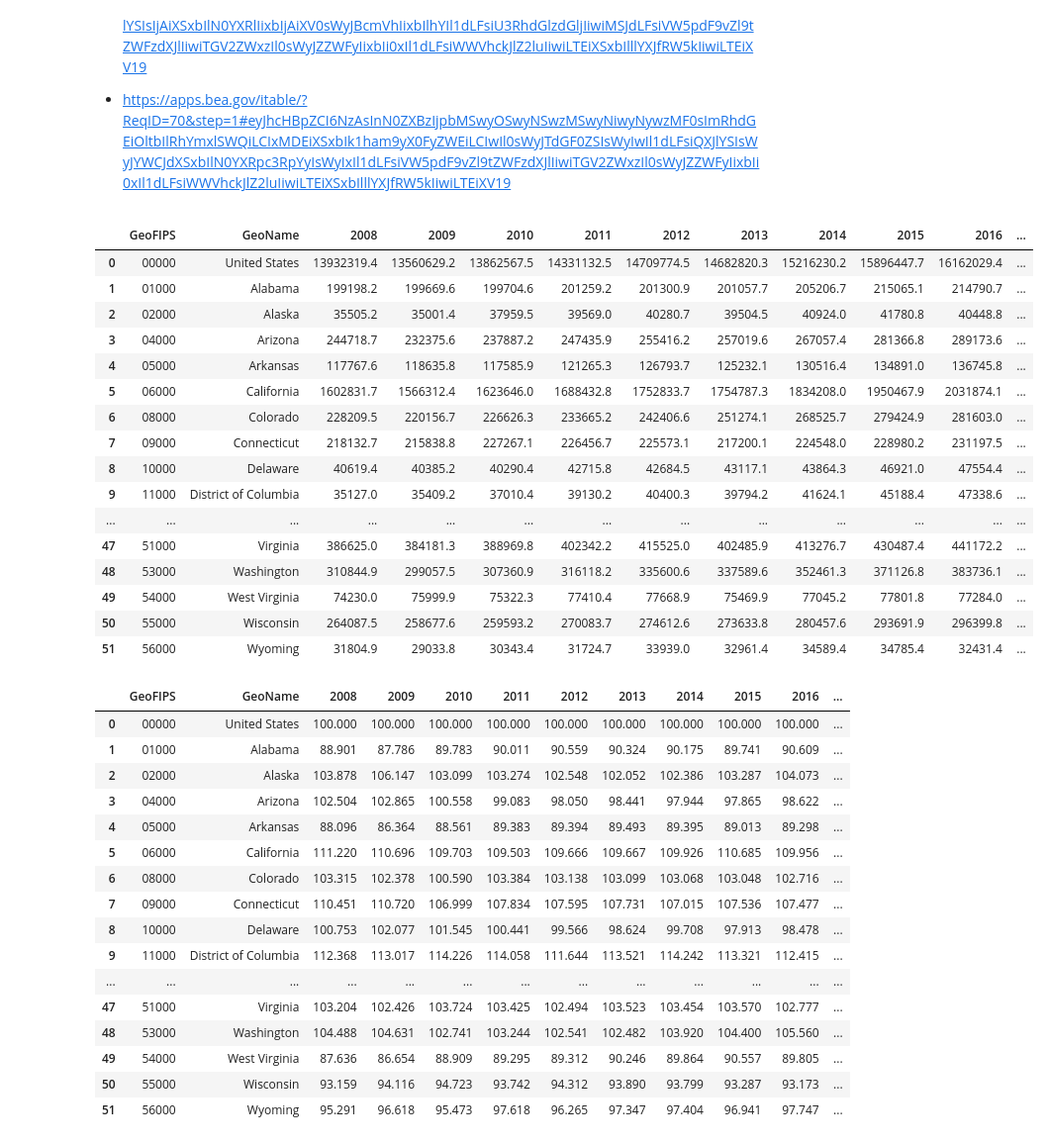
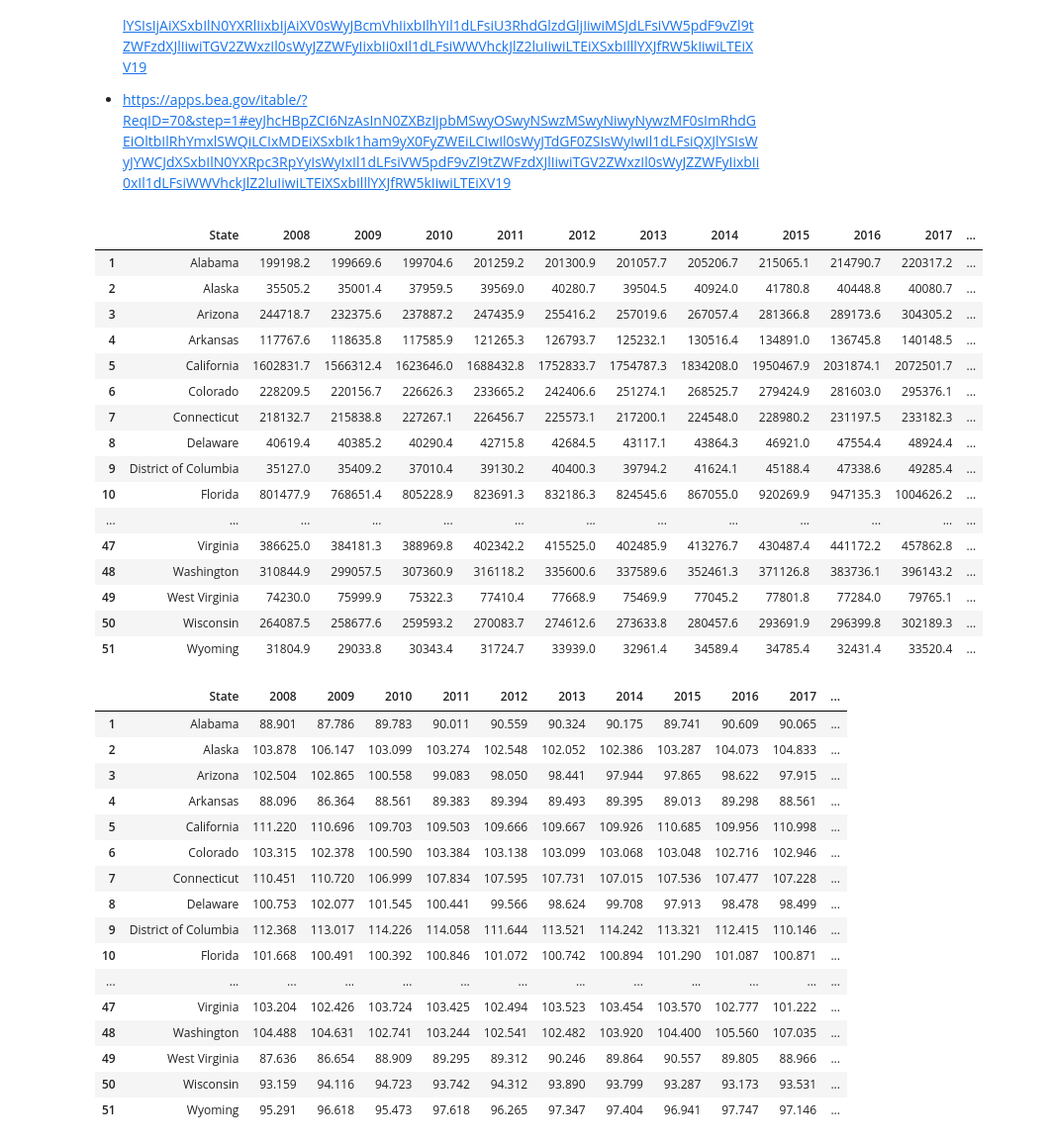
Before and after one commit to sanjur0211/Inflators, a Jupyter notebook: Project3.ipynb, the cells around one changed output. Shown at 99% size. Cells and saved outputs as stored; diff of their text form; code cells hidden in the pictures.

Commit message:
Cleaned and merged state level data sets

```diff
--- a/Project3.ipynb
+++ b/Project3.ipynb
@@ -257,44 +257,48 @@ Specifically, for part 3, we plan on investigating our other two research questi
 # %%
 state_income = pandas.read_csv("data/state_real_income.csv", skiprows=3)
-state_income = state_income.iloc[:52, :]
+state_income = state_income.iloc[1:52, :]
+state_income = state_income.drop(columns=['GeoFIPS']).rename(columns={'GeoName': 'State'})
+
 state_income
 # %% [output]
-|  | GeoFIPS | GeoName | 2008 | 2009 | 2010 | 2011 | 2012 | 2013 | 2014 | 2015 | 2016 | ... |
-| 0 | 00000 | United States | 13932319.4 | 13560629.2 | 13862567.5 | 14331132.5 | 14709774.5 | 14682820.3 | 15216230.2 | 15896447.7 | 16162029.4 | ... |
-| 1 | 01000 | Alabama | 199198.2 | 199669.6 | 199704.6 | 201259.2 | 201300.9 | 201057.7 | 205206.7 | 215065.1 | 214790.7 | ... |
-| 2 | 02000 | Alaska | 35505.2 | 35001.4 | 37959.5 | 39569.0 | 40280.7 | 39504.5 | 40924.0 | 41780.8 | 40448.8 | ... |
-| 3 | 04000 | Arizona | 244718.7 | 232375.6 | 237887.2 | 247435.9 | 255416.2 | 257019.6 | 267057.4 | 281366.8 | 289173.6 | ... |
-| 4 | 05000 | Arkansas | 117767.6 | 118635.8 | 117585.9 | 121265.3 | 126793.7 | 125232.1 | 130516.4 | 134891.0 | 136745.8 | ... |
-| 5 | 06000 | California | 1602831.7 | 1566312.4 | 1623646.0 | 1688432.8 | 1752833.7 | 1754787.3 | 1834208.0 | 1950467.9 | 2031874.1 | ... |
-| 6 | 08000 | Colorado | 228209.5 | 220156.7 | 226626.3 | 233665.2 | 242406.6 | 251274.1 | 268525.7 | 279424.9 | 281603.0 | ... |
-| 7 | 09000 | Connecticut | 218132.7 | 215838.8 | 227267.1 | 226456.7 | 225573.1 | 217200.1 | 224548.0 | 228980.2 | 231197.5 | ... |
-| 8 | 10000 | Delaware | 40619.4 | 40385.2 | 40290.4 | 42715.8 | 42684.5 | 43117.1 | 43864.3 | 46921.0 | 47554.4 | ... |
-| 9 | 11000 | District of Columbia | 35127.0 | 35409.2 | 37010.4 | 39130.2 | 40400.3 | 39794.2 | 41624.1 | 45188.4 | 47338.6 | ... |
+|  | State | 2008 | 2009 | 2010 | 2011 | 2012 | 2013 | 2014 | 2015 | 2016 | 2017 | ... |
+| 1 | Alabama | 199198.2 | 199669.6 | 199704.6 | 201259.2 | 201300.9 | 201057.7 | 205206.7 | 215065.1 | 214790.7 | 220317.2 | ... |
+| 2 | Alaska | 35505.2 | 35001.4 | 37959.5 | 39569.0 | 40280.7 | 39504.5 | 40924.0 | 41780.8 | 40448.8 | 40080.7 | ... |
+| 3 | Arizona | 244718.7 | 232375.6 | 237887.2 | 247435.9 | 255416.2 | 257019.6 | 267057.4 | 281366.8 | 289173.6 | 304305.2 | ... |
+| 4 | Arkansas | 117767.6 | 118635.8 | 117585.9 | 121265.3 | 126793.7 | 125232.1 | 130516.4 | 134891.0 | 136745.8 | 140148.5 | ... |
+| 5 | California | 1602831.7 | 1566312.4 | 1623646.0 | 1688432.8 | 1752833.7 | 1754787.3 | 1834208.0 | 1950467.9 | 2031874.1 | 2072501.7 | ... |
+| 6 | Colorado | 228209.5 | 220156.7 | 226626.3 | 233665.2 | 242406.6 | 251274.1 | 268525.7 | 279424.9 | 281603.0 | 295376.1 | ... |
+| 7 | Connecticut | 218132.7 | 215838.8 | 227267.1 | 226456.7 | 225573.1 | 217200.1 | 224548.0 | 228980.2 | 231197.5 | 233182.3 | ... |
+| 8 | Delaware | 40619.4 | 40385.2 | 40290.4 | 42715.8 | 42684.5 | 43117.1 | 43864.3 | 46921.0 | 47554.4 | 48924.4 | ... |
+| 9 | District of Columbia | 35127.0 | 35409.2 | 37010.4 | 39130.2 | 40400.3 | 39794.2 | 41624.1 | 45188.4 | 47338.6 | 49285.4 | ... |
+| 10 | Florida | 801477.9 | 768651.4 | 805228.9 | 823691.3 | 832186.3 | 824545.6 | 867055.0 | 920269.9 | 947135.3 | 1004626.2 | ... |
 | ... | ... | ... | ... | ... | ... | ... | ... | ... | ... | ... | ... | ... |
-| 47 | 51000 | Virginia | 386625.0 | 384181.3 | 388969.8 | 402342.2 | 415525.0 | 402485.9 | 413276.7 | 430487.4 | 441172.2 | ... |
-| 48 | 53000 | Washington | 310844.9 | 299057.5 | 307360.9 | 316118.2 | 335600.6 | 337589.6 | 352461.3 | 371126.8 | 383736.1 | ... |
-| 49 | 54000 | West Virginia | 74230.0 | 75999.9 | 75322.3 | 77410.4 | 77668.9 | 75469.9 | 77045.2 | 77801.8 | 77284.0 | ... |
-| 50 | 55000 | Wisconsin | 264087.5 | 258677.6 | 259593.2 | 270083.7 | 274612.6 | 273633.8 | 280457.6 | 293691.9 | 296399.8 | ... |
-| 51 | 56000 | Wyoming | 31804.9 | 29033.8 | 30343.4 | 31724.7 | 33939.0 | 32961.4 | 34589.4 | 34785.4 | 32431.4 | ... |
+| 47 | Virginia | 386625.0 | 384181.3 | 388969.8 | 402342.2 | 415525.0 | 402485.9 | 413276.7 | 430487.4 | 441172.2 | 457862.8 | ... |
+| 48 | Washington | 310844.9 | 299057.5 | 307360.9 | 316118.2 | 335600.6 | 337589.6 | 352461.3 | 371126.8 | 383736.1 | 396143.2 | ... |
+| 49 | West Virginia | 74230.0 | 75999.9 | 75322.3 | 77410.4 | 77668.9 | 75469.9 | 77045.2 | 77801.8 | 77284.0 | 79765.1 | ... |
+| 50 | Wisconsin | 264087.5 | 258677.6 | 259593.2 | 270083.7 | 274612.6 | 273633.8 | 280457.6 | 293691.9 | 296399.8 | 302189.3 | ... |
+| 51 | Wyoming | 31804.9 | 29033.8 | 30343.4 | 31724.7 | 33939.0 | 32961.4 | 34589.4 | 34785.4 | 32431.4 | 33520.4 | ... |
 # %%
 state_rpp = pandas.read_csv("data/state_rpp.csv", skiprows=3)
-state_rpp = state_rpp.iloc[:52, :]
+state_rpp = state_rpp.iloc[1:52, :]
+state_rpp = state_rpp.drop(columns=['GeoFIPS']).rename(columns={'GeoName': 'State'})
+
 state_rpp
 # %% [output]
-|  | GeoFIPS | GeoName | 2008 | 2009 | 2010 | 2011 | 2012 | 2013 | 2014 | 2015 | 2016 | ... |
-| 0 | 00000 | United States | 100.000 | 100.000 | 100.000 | 100.000 | 100.000 | 100.000 | 100.000 | 100.000 | 100.000 | ... |
-| 1 | 01000 | Alabama | 88.901 | 87.786 | 89.783 | 90.011 | 90.559 | 90.324 | 90.175 | 89.741 | 90.609 | ... |
-| 2 | 02000 | Alaska | 103.878 | 106.147 | 103.099 | 103.274 | 102.548 | 102.052 | 102.386 | 103.287 | 104.073 | ... |
-| 3 | 04000 | Arizona | 102.504 | 102.865 | 100.558 | 99.083 | 98.050 | 98.441 | 97.944 | 97.865 | 98.622 | ... |
-| 4 | 05000 | Arkansas | 88.096 | 86.364 | 88.561 | 89.383 | 89.394 | 89.493 | 89.395 | 89.013 | 89.298 | ... |
-| 5 | 06000 | California | 111.220 | 110.696 | 109.703 | 109.503 | 109.666 | 109.667 | 109.926 | 110.685 | 109.956 | ... |
-| 6 | 08000 | Colorado | 103.315 | 102.378 | 100.590 | 103.384 | 103.138 | 103.099 | 103.068 | 103.048 | 102.716 | ... |
-| 7 | 09000 | Connecticut | 110.451 | 110.720 | 106.999 | 107.834 | 107.595 | 107.731 | 107.015 | 107.536 | 107.477 | ... |
-| 8 | 10000 | Delaware | 100.753 | 102.077 | 101.545 | 100.441 | 99.566 | 98.624 | 99.708 | 97.913 | 98.478 | ... |
-| 9 | 11000 | District of Columbia | 112.368 | 113.017 | 114.226 | 114.058 | 111.644 | 113.521 | 114.242 | 113.321 | 112.415 | ... |
+|  | State | 2008 | 2009 | 2010 | 2011 | 2012 | 2013 | 2014 | 2015 | 2016 | 2017 | ... |
+| 1 | Alabama | 88.901 | 87.786 | 89.783 | 90.011 | 90.559 | 90.324 | 90.175 | 89.741 | 90.609 | 90.065 | ... |
+| 2 | Alaska | 103.878 | 106.147 | 103.099 | 103.274 | 102.548 | 102.052 | 102.386 | 103.287 | 104.073 | 104.833 | ... |
+| 3 | Arizona | 102.504 | 102.865 | 100.558 | 99.083 | 98.050 | 98.441 | 97.944 | 97.865 | 98.622 | 97.915 | ... |
+| 4 | Arkansas | 88.096 | 86.364 | 88.561 | 89.383 | 89.394 | 89.493 | 89.395 | 89.013 | 89.298 | 88.561 | ... |
+| 5 | California | 111.220 | 110.696 | 109.703 | 109.503 | 109.666 | 109.667 | 109.926 | 110.685 | 109.956 | 110.998 | ... |
+| 6 | Colorado | 103.315 | 102.378 | 100.590 | 103.384 | 103.138 | 103.099 | 103.068 | 103.048 | 102.716 | 102.946 | ... |
+| 7 | Connecticut | 110.451 | 110.720 | 106.999 | 107.834 | 107.595 | 107.731 | 107.015 | 107.536 | 107.477 | 107.228 | ... |
+| 8 | Delaware | 100.753 | 102.077 | 101.545 | 100.441 | 99.566 | 98.624 | 99.708 | 97.913 | 98.478 | 98.499 | ... |
+| 9 | District of Columbia | 112.368 | 113.017 | 114.226 | 114.058 | 111.644 | 113.521 | 114.242 | 113.321 | 112.415 | 110.146 | ... |
+| 10 | Florida | 101.668 | 100.491 | 100.392 | 100.846 | 101.072 | 100.742 | 100.894 | 101.290 | 101.087 | 100.871 | ... |
 | ... | ... | ... | ... | ... | ... | ... | ... | ... | ... | ... | ... | ... |
-| 47 | 51000 | Virginia | 103.204 | 102.426 | 103.724 | 103.425 | 102.494 | 103.523 | 103.454 | 103.570 | 102.777 | ... |
-| 48 | 53000 | Washington | 104.488 | 104.631 | 102.741 | 103.244 | 102.541 | 102.482 | 103.920 | 104.400 | 105.560 | ... |
-| 49 | 54000 | West Virginia | 87.636 | 86.654 | 88.909 | 89.295 | 89.312 | 90.246 | 89.864 | 90.557 | 89.805 | ... |
-| 50 | 55000 | Wisconsin | 93.159 | 94.116 | 94.723 | 93.742 | 94.312 | 93.890 | 93.799 | 93.287 | 93.173 | ... |
-| 51 | 56000 | Wyoming | 95.291 | 96.618 | 95.473 | 97.618 | 96.265 | 97.347 | 97.404 | 96.941 | 97.747 | ... |
+| 47 | Virginia | 103.204 | 102.426 | 103.724 | 103.425 | 102.494 | 103.523 | 103.454 | 103.570 | 102.777 | 101.222 | ... |
+| 48 | Washington | 104.488 | 104.631 | 102.741 | 103.244 | 102.541 | 102.482 | 103.920 | 104.400 | 105.560 | 107.035 | ... |
+| 49 | West Virginia | 87.636 | 86.654 | 88.909 | 89.295 | 89.312 | 90.246 | 89.864 | 90.557 | 89.805 | 88.966 | ... |
+| 50 | Wisconsin | 93.159 | 94.116 | 94.723 | 93.742 | 94.312 | 93.890 | 93.799 | 93.287 | 93.173 | 93.531 | ... |
+| 51 | Wyoming | 95.291 | 96.618 | 95.473 | 97.618 | 96.265 | 97.347 | 97.404 | 96.941 | 97.747 | 97.146 | ... |
```
Also changed, not shown: parts of 3 cells of this notebook.
